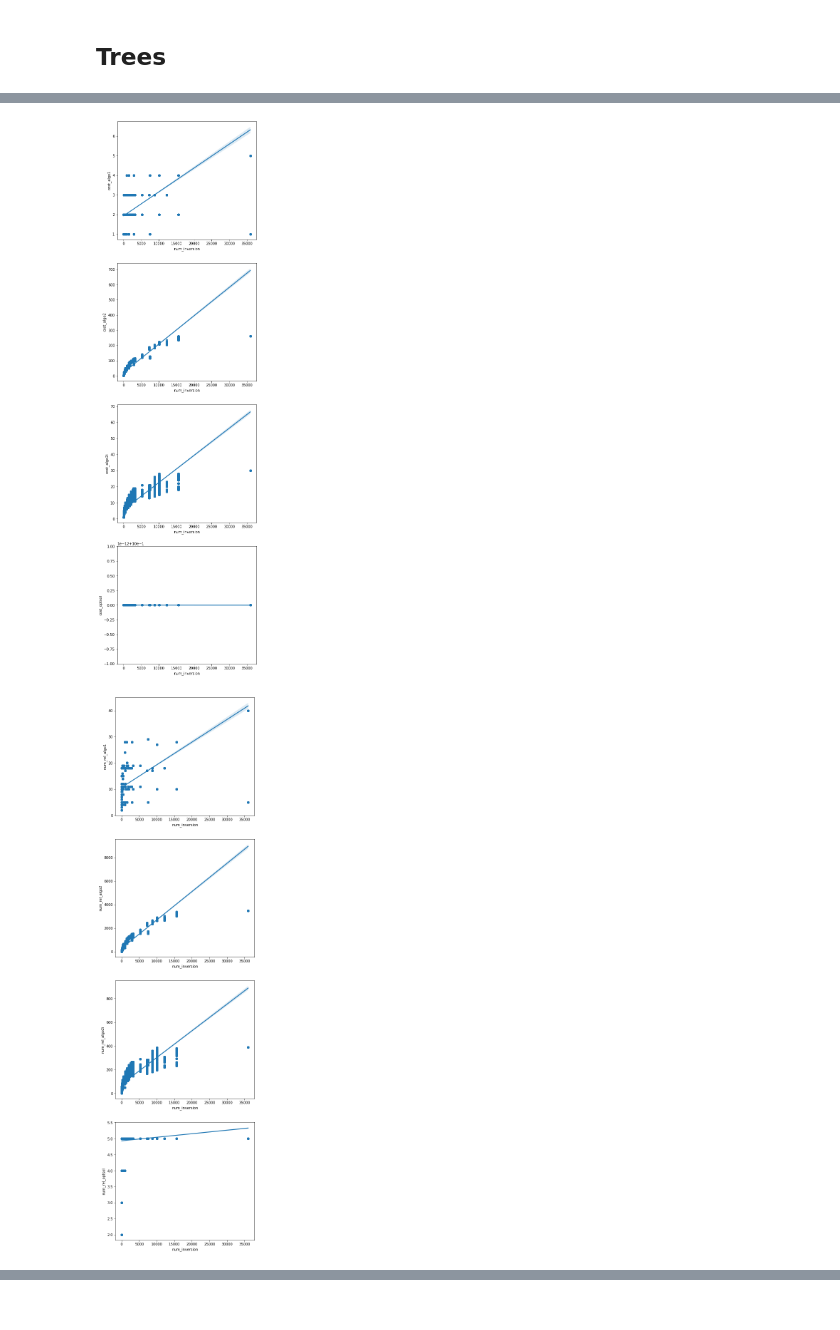
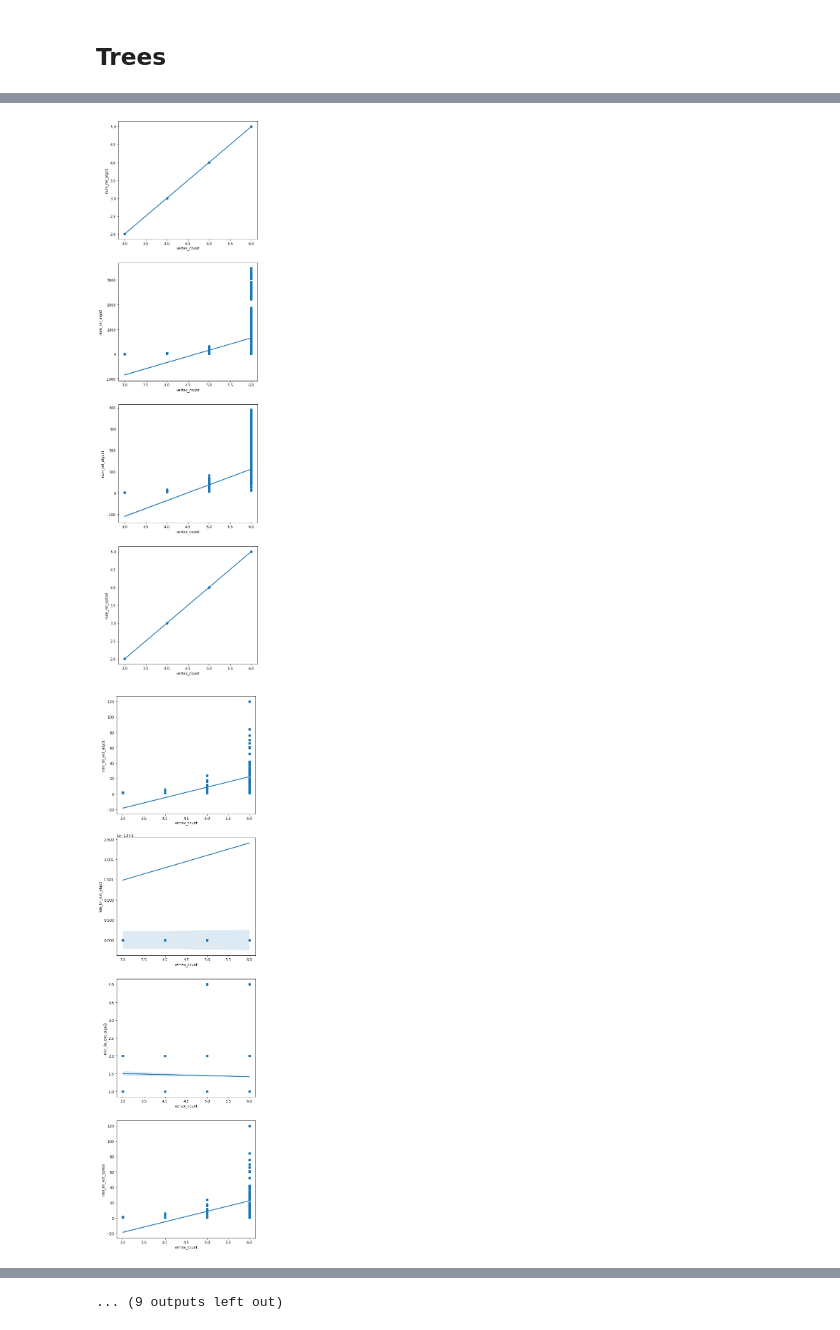
Before and after one commit to cjgsongsong/cs199aclthesis, a Jupyter notebook: analysis.ipynb, the cells around one changed output, grey strips where cells are left out. Cells and saved outputs as stored; diff of their text form; code cells hidden in the pictures.

```diff
--- a/analysis.ipynb
+++ b/analysis.ipynb
@@ -170,11 +189,11 @@ print(dimensions[3:])
 # %%
 keywords = ['algo1', 'algo2', 'algo2i', 'optsol']
 x_attributes = ['input_size', 'num_inversion', 'num_swap_pair']
-y_attributes = ['runtime', 'cost', 'num_rel']
+y_attributes = ['runtime', 'cost', 'num_rel', 'min_lin_ext', 'max_lin_ext']
 for x_attribute in x_attributes:
     for y_attribute in y_attributes:
         print(f'{x_attribute}, {y_attribute}')
-        plotScatters(results_vc['allv'],
+        plotScatters(results_vc['all'],
                      [x_attribute] + [f'{y_attribute}_{keyword}' for keyword in keywords])
         print('')
 # %% [output]
@@ -305,13 +339,0 @@ for key in results_trees.keys():
-# %%
-dimensions = []
-for vc in range(3, 7):
-    dimensions.append(results_trees[f'all{vc}'].shape)
-dimensions.append(results_trees['allv'].shape)
-
-print(dimensions[:6])
-
-keywords = ['algo1', 'algo2', 'algo2i', 'optsol']
-for keyword in keywords:
-    dimensions.append(results_trees[f'{keyword}'].shape)
-
-print(dimensions[6:])
@@ -320,0 +340,20 @@ print(dimensions[6:])
+# %%
+keywords = ['algo1', 'algo2', 'algo2i', 'optsol']
+for keyword in keywords:
+    input_attr = ['input', 'input_size', 'vertex_count', 'num_inversion', 'num_swap_pair']
+    output_attr = ['cost', 'output', 'runtime', 'num_rel', 'lin_ext', 'max_lin_ext', 'min_lin_ext',
+                   'approx', 'cost_diff']
+
+    if keyword == 'optsol':
+        output_attr = output_attr[:-2]
+    results_trees[keyword] = results_trees['all'][input_attr + [f'{attr}_{keyword}' for attr in output_attr]]
+# %%
+dimensions = []
+keywords = ['all', 'algo1', 'algo2', 'algo2i', 'optsol']
+for keyword in keywords:
+    dimensions.append(results_trees[keyword].shape)
+    for vc in range(3, 7):
+        dimensions.append(results_trees[keyword][results_trees[keyword]['vertex_count'] == vc].shape)
+
+for i in range(0, len(dimensions), 5):
+    print(dimensions[i: i + 5])
@@ -321,11 +426,11 @@ print(dimensions[6:])
 # %%
 keywords = ['algo1', 'algo2', 'algo2i', 'optsol']
 x_attributes = ['input_size', 'vertex_count', 'num_inversion', 'num_swap_pair']
-y_attributes = ['runtime', 'cost', 'num_rel']
+y_attributes = ['runtime', 'cost', 'num_rel', 'min_lin_ext', 'max_lin_ext']
 for x_attribute in x_attributes:
     for y_attribute in y_attributes:
         print(f'{x_attribute}, {y_attribute}')
-        plotScatters(results_trees['allv'],
+        plotScatters(results_trees['all'],
                      [x_attribute] + [f'{y_attribute}_{keyword}' for keyword in keywords])
         print('')
 # %% [output]
@@ -356,2 +461,2 @@ axs[3] : y = 0.00001x + 4.93214
-[figure, old version]
+[figure, new version]
-[figure, old version]
+[figure, new version]
@@ -361 +465,2 @@ axs[3] : y = 0.00001x + 4.93214
+... (9 outputs left out)
 # %%
```
Also changed, not shown: parts of 31 cells of this notebook, 1 other file.
